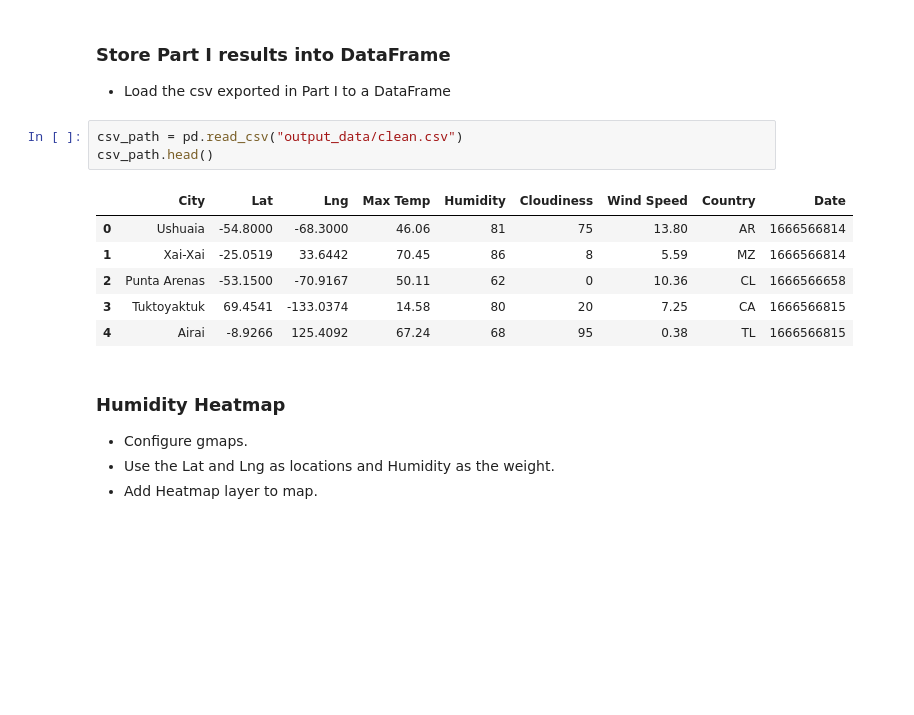
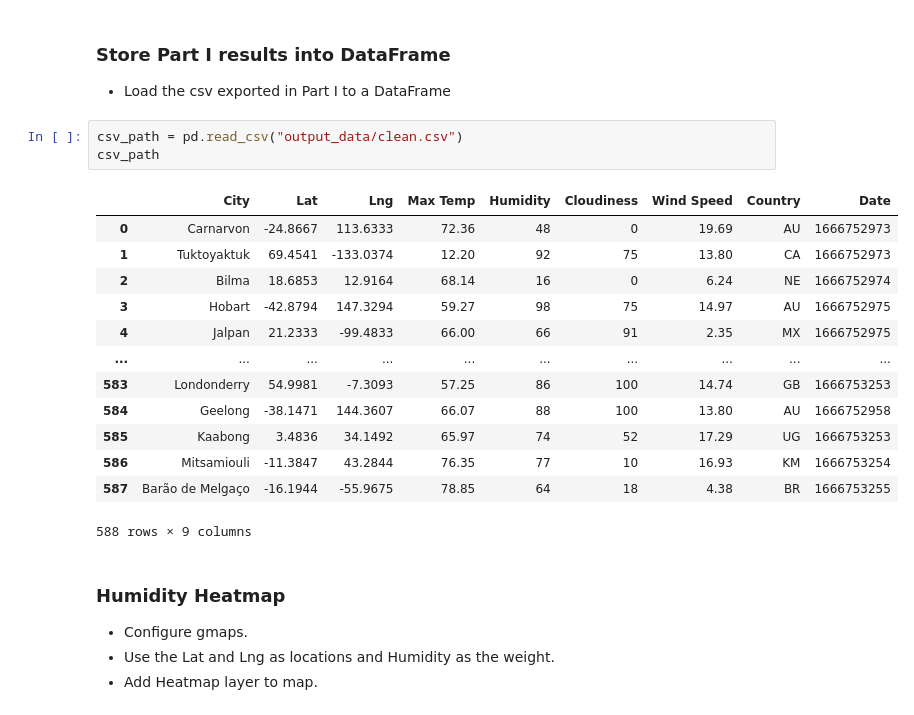
Before and after one commit to DevSher23/python-api-challenge, a Jupyter notebook: WeatherPy/VacationPy Complete.ipynb, the cells around one changed output. Saved outputs shown, nothing was run; the diff lists cells and outputs as text; blank space fills up the shorter version.

```diff
--- a/WeatherPy/VacationPy Complete.ipynb
+++ b/WeatherPy/VacationPy Complete.ipynb
@@ -25,14 +22,21 @@ from api_keys import g_key
 * Load the csv exported in Part I to a DataFrame
 # %%
 csv_path = pd.read_csv("output_data/clean.csv")
-csv_path.head()
+csv_path
 # %% [output]
 |  | City | Lat | Lng | Max Temp | Humidity | Cloudiness | Wind Speed | Country | Date |
-| 0 | Ushuaia | -54.8000 | -68.3000 | 46.06 | 81 | 75 | 13.80 | AR | 1666566814 |
-| 1 | Xai-Xai | -25.0519 | 33.6442 | 70.45 | 86 | 8 | 5.59 | MZ | 1666566814 |
-| 2 | Punta Arenas | -53.1500 | -70.9167 | 50.11 | 62 | 0 | 10.36 | CL | 1666566658 |
-| 3 | Tuktoyaktuk | 69.4541 | -133.0374 | 14.58 | 80 | 20 | 7.25 | CA | 1666566815 |
-| 4 | Airai | -8.9266 | 125.4092 | 67.24 | 68 | 95 | 0.38 | TL | 1666566815 |
+| 0 | Carnarvon | -24.8667 | 113.6333 | 72.36 | 48 | 0 | 19.69 | AU | 1666752973 |
+| 1 | Tuktoyaktuk | 69.4541 | -133.0374 | 12.20 | 92 | 75 | 13.80 | CA | 1666752973 |
+| 2 | Bilma | 18.6853 | 12.9164 | 68.14 | 16 | 0 | 6.24 | NE | 1666752974 |
+| 3 | Hobart | -42.8794 | 147.3294 | 59.27 | 98 | 75 | 14.97 | AU | 1666752975 |
+| 4 | Jalpan | 21.2333 | -99.4833 | 66.00 | 66 | 91 | 2.35 | MX | 1666752975 |
+| ... | ... | ... | ... | ... | ... | ... | ... | ... | ... |
+| 583 | Londonderry | 54.9981 | -7.3093 | 57.25 | 86 | 100 | 14.74 | GB | 1666753253 |
+| 584 | Geelong | -38.1471 | 144.3607 | 66.07 | 88 | 100 | 13.80 | AU | 1666752958 |
+| 585 | Kaabong | 3.4836 | 34.1492 | 65.97 | 74 | 52 | 17.29 | UG | 1666753253 |
+| 586 | Mitsamiouli | -11.3847 | 43.2844 | 76.35 | 77 | 10 | 16.93 | KM | 1666753254 |
+| 587 | Barão de Melgaço | -16.1944 | -55.9675 | 78.85 | 64 | 18 | 4.38 | BR | 1666753255 |
+588 rows × 9 columns
 # %% [markdown]
 ### Humidity Heatmap
 * Configure gmaps.
```
Also changed, not shown: parts of 6 cells of this notebook, 24 other files.
